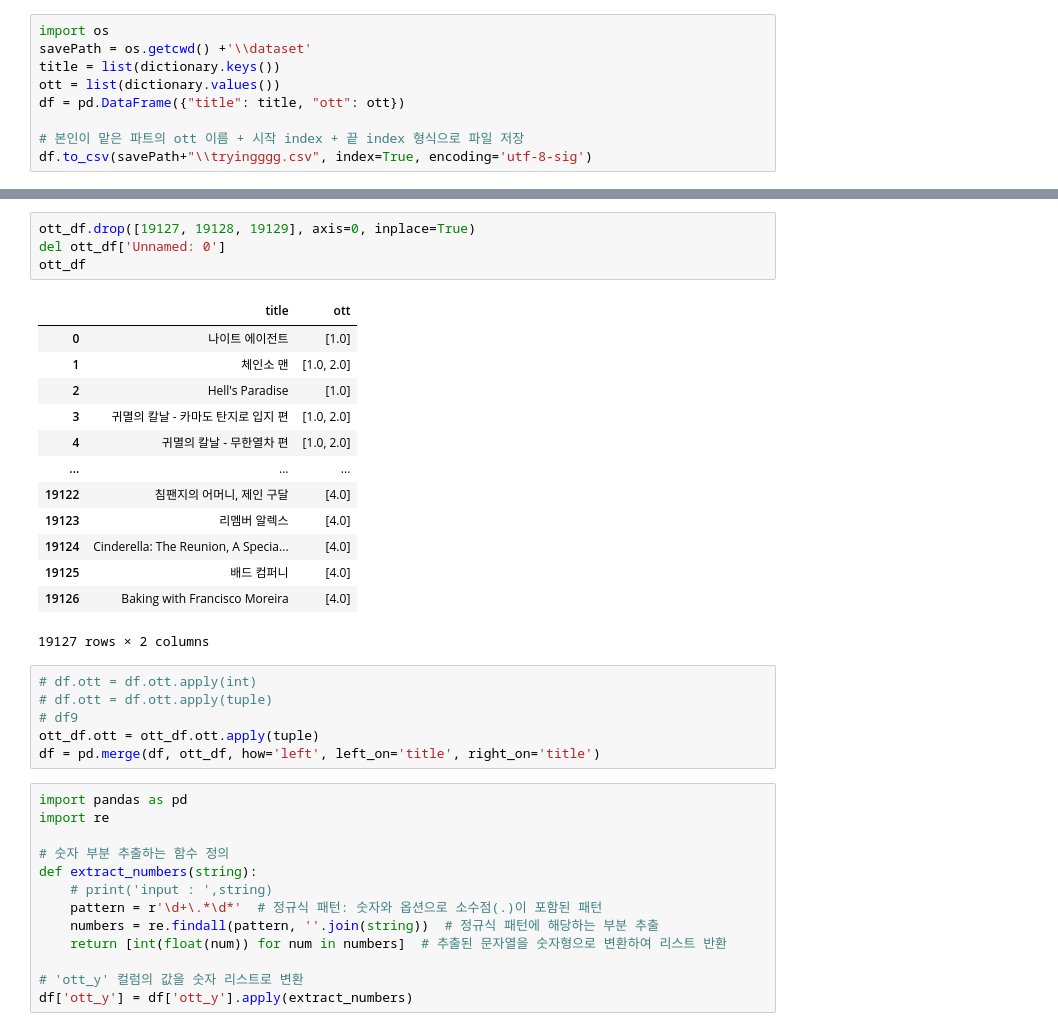
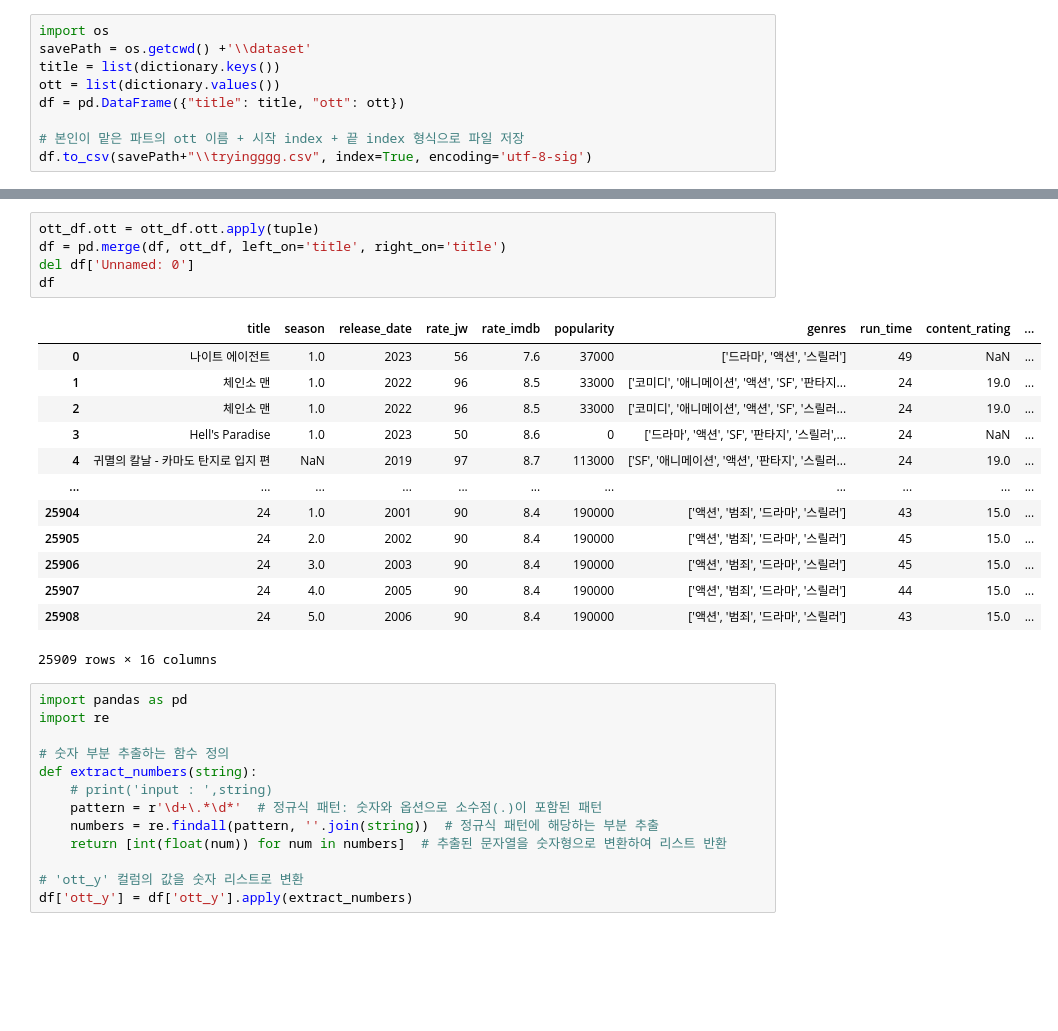
Before and after one commit to WorkMediaBalance/Watchify, a Jupyter notebook: AI/crawling/final.ipynb, the cells around one changed output, grey strips where cells are left out. Cells and saved outputs as stored; diff of their text form; blank space fills up the shorter version.

```diff
--- a/AI/crawling/final.ipynb
+++ b/AI/crawling/final.ipynb
@@ -68,27 +69,22 @@ ott_df
-# %%
-ott_df.drop([19127, 19128, 19129], axis=0, inplace=True)
-del ott_df['Unnamed: 0']
-ott_df
-# %% [output]
-|  | title | ott |
-| 0 | 나이트 에이전트 | [1.0] |
-| 1 | 체인소 맨 | [1.0, 2.0] |
-| 2 | Hell's Paradise | [1.0] |
-| 3 | 귀멸의 칼날 - 카마도 탄지로 입지 편 | [1.0, 2.0] |
-| 4 | 귀멸의 칼날 - 무한열차 편 | [1.0, 2.0] |
-| ... | ... | ... |
-| 19122 | 침팬지의 어머니, 제인 구달 | [4.0] |
-| 19123 | 리멤버 알렉스 | [4.0] |
-| 19124 | Cinderella: The Reunion, A Specia... | [4.0] |
-| 19125 | 배드 컴퍼니 | [4.0] |
-| 19126 | Baking with Francisco Moreira | [4.0] |
-19127 rows × 2 columns
 # %%
-# df.ott = df.ott.apply(int)
-# df.ott = df.ott.apply(tuple)
-# df9
 ott_df.ott = ott_df.ott.apply(tuple)
-df = pd.merge(df, ott_df, how='left', left_on='title', right_on='title')
+df = pd.merge(df, ott_df, left_on='title', right_on='title')
+del df['Unnamed: 0']
+df
+# %% [output]
+|  | title | season | release_date | rate_jw | rate_imdb | popularity | genres | run_time | content_rating | ... |
+| 0 | 나이트 에이전트 | 1.0 | 2023 | 56 | 7.6 | 37000 | ['드라마', '액션', '스릴러'] | 49 | NaN | ... |
+| 1 | 체인소 맨 | 1.0 | 2022 | 96 | 8.5 | 33000 | ['코미디', '애니메이션', '액션', 'SF', '판타지... | 24 | 19.0 | ... |
+| 2 | 체인소 맨 | 1.0 | 2022 | 96 | 8.5 | 33000 | ['코미디', '애니메이션', '액션', 'SF', '스릴러... | 24 | 19.0 | ... |
+| 3 | Hell's Paradise | 1.0 | 2023 | 50 | 8.6 | 0 | ['드라마', '액션', 'SF', '판타지', '스릴러',... | 24 | NaN | ... |
+| 4 | 귀멸의 칼날 - 카마도 탄지로 입지 편 | NaN | 2019 | 97 | 8.7 | 113000 | ['SF', '애니메이션', '액션', '판타지', '스릴러... | 24 | 19.0 | ... |
+| ... | ... | ... | ... | ... | ... | ... | ... | ... | ... | ... |
+| 25904 | 24 | 1.0 | 2001 | 90 | 8.4 | 190000 | ['액션', '범죄', '드라마', '스릴러'] | 43 | 15.0 | ... |
+| 25905 | 24 | 2.0 | 2002 | 90 | 8.4 | 190000 | ['액션', '범죄', '드라마', '스릴러'] | 45 | 15.0 | ... |
+| 25906 | 24 | 3.0 | 2003 | 90 | 8.4 | 190000 | ['액션', '범죄', '드라마', '스릴러'] | 45 | 15.0 | ... |
+| 25907 | 24 | 4.0 | 2005 | 90 | 8.4 | 190000 | ['액션', '범죄', '드라마', '스릴러'] | 44 | 15.0 | ... |
+| 25908 | 24 | 5.0 | 2006 | 90 | 8.4 | 190000 | ['액션', '범죄', '드라마', '스릴러'] | 43 | 15.0 | ... |
+25909 rows × 16 columns
 # %%
 import pandas as pd
 import re
```
Also changed, not shown: parts of 8 cells of this notebook, 9 other files.
